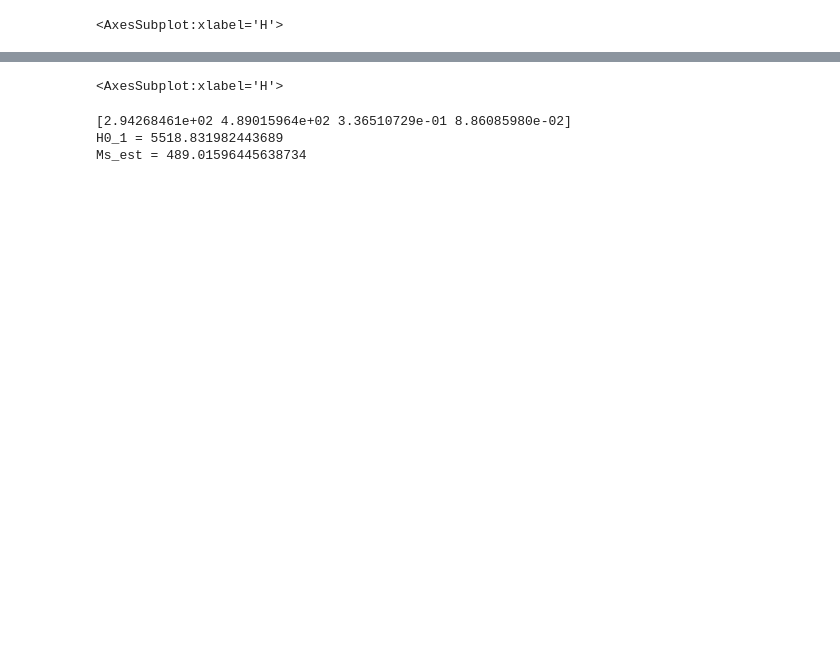
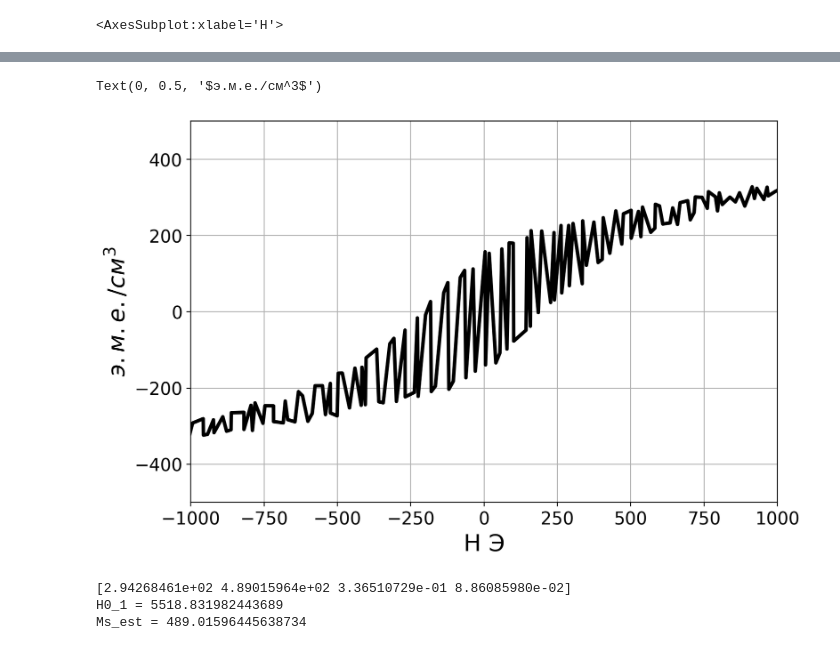
Before and after one commit to sashabusse/LLG_INT, a Jupyter notebook: hysteresis.ipynb, the cells around one changed output, grey strips where cells are left out. Saved outputs shown, nothing was run; the diff lists cells and outputs as text; code cells hidden in the pictures; blank space fills up the shorter version.

```diff
--- a/hysteresis.ipynb
+++ b/hysteresis.ipynb
@@ -15,11 +15,23 @@ hyst1.plot(x='H', y='M', grid=True, figsize=(8,4))
 [interactive output not drawn]
 <AxesSubplot:xlabel='H'>
 # %%
-%matplotlib notebook
+%matplotlib inline
 
+
+plt.figure(figsize=(9,6), dpi=200)
 hyst2 = pd.read_csv('data/hyst2.csv', sep='\t')
 hyst2 = hyst2.sort_values(by='H')
-#hyst2 = hyst2.iloc[0:1600]
+#hyst2 = hyst2.iloc[0:1200]
 
-hyst2.plot(x='H', y='M', grid=True, figsize=(8,4))
+plt.plot(hyst2.H, hyst2.M, color='k', linewidth=3)
+plt.grid(True)
+
+plt.xticks(fontsize=15)
+plt.yticks(fontsize=15)
+
+plt.xlim(-1000, 1000)
+plt.ylim(-500, 500)
+
+plt.xlabel("H Э", fontsize=20)
+plt.ylabel(r"$э.м.е./см^3$", fontsize=20)
 # %% [output]
@@ -28,4 +38,5 @@ hyst2.plot(x='H', y='M', grid=True, figsize=(8,4))
-<AxesSubplot:xlabel='H'>
+Text(0, 0.5, '$э.м.е./см^3$')
+[figure, added]
 # %%
 #         1 - more steeep 2 - less steep
 def func_to_fit(x, A1, A2, S1, S2):
```
Also changed, not shown: parts of 3 cells of this notebook, 6 other files.
